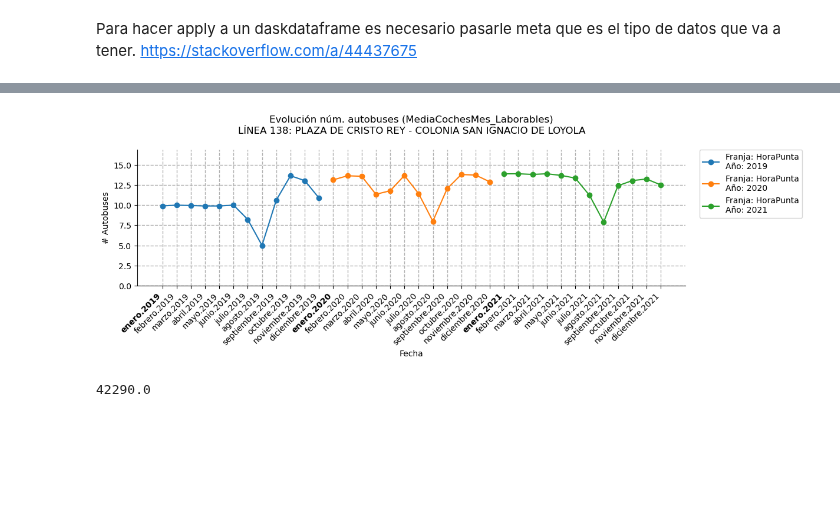
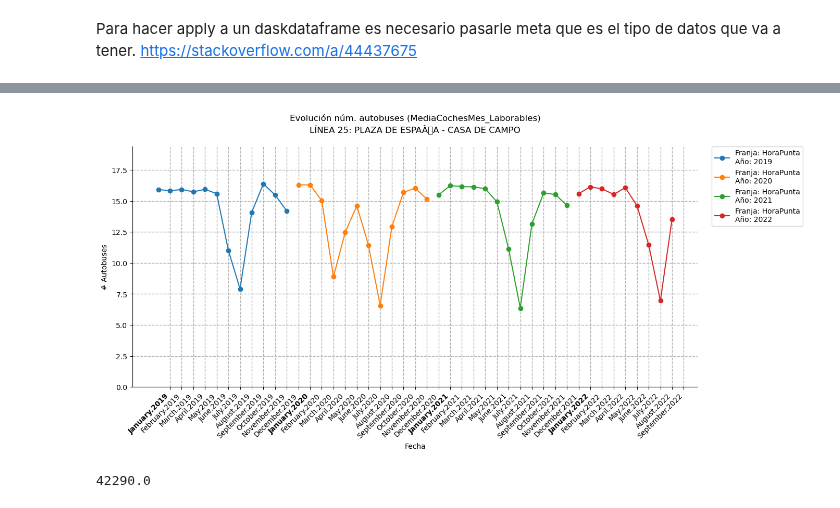
Before and after one commit to nacholopex/emt_madrid, a Jupyter notebook: 01.graficos.ipynb, the cells around one changed output, grey strips where cells are left out. Saved outputs shown, nothing was run; the diff lists cells and outputs as text; code cells hidden in the pictures; blank space fills up the shorter version.

```diff
--- a/2022_emt_evolucion.ipynb
+++ b/01.graficos.ipynb
@@ -14,2 +12,3 @@ import re
 # %%
-oferta = pd.read_pickle('./datos/output/pickles/oferta_diaria_media.pickle')
+oferta = pd.read_pickle('./datos/output/oferta.pkl')
+meses_oferta = pd.read_pickle('./datos/output/meses_oferta.pkl')
@@ -15,0 +17,3 @@ oferta = pd.read_pickle('./datos/output/pickles/oferta_diaria_media.pickle')
+# %%
+meses_oferta['fechaCorta'] = meses_oferta[['year','month']].apply(lambda x: pd.to_datetime(f"{x[0]}/{x[1]}/01",format='%Y/%m/%d').strftime('%B.%Y'),axis=1)
+meses_oferta
@@ -16,5 +34,5 @@ oferta = pd.read_pickle('./datos/output/pickles/oferta_diaria_media.pickle')
 # %%
-def graficar(dataset: pd.DataFrame,num_linea:int,franja:str,valores:str='MediaCochesMes',guardar:bool=False):
+def graficar(dataset:pd.DataFrame,size:(int,int),num_linea:int,franja:str,valores:str='MediaCochesMes',guardar:bool=False):
     '''
     Funcion que genera un gráfico de lineas para los meses de 2019, 2020 y 2021 en la franja hora que se espcifica.
     Parameters
@@ -25,7 +43,7 @@ def graficar(dataset: pd.DataFrame,num_linea:int,franja:str,valores:str='MediaCo
     valores   : str. Nombre de la medida que se quiere consultar.
     guardar   : bool. Opción para exportar y guardar la imagen. `False` por defecto
     '''
-    fig, axes = plt.subplots(figsize=(12, 3),dpi=100)
+    fig, axes = plt.subplots(figsize=size,dpi=100)
     axes.spines.right.set_visible(False)
     axes.spines.top.set_visible(False)
 
@@ -33,10 +51,10 @@ def graficar(dataset: pd.DataFrame,num_linea:int,franja:str,valores:str='MediaCo
     # franja = 'H10'
 
     # Filtro por linea y franja
-    listado_franjas = dataset.loc[dataset['CLinea']==num_linea,'IDFranja'].unique()
+    listado_franjas = dataset.loc[dataset['CLinea']==num_linea,'IdFranja'].unique()
 
-    dataset = dataset[(dataset['CLinea']==num_linea)&(dataset['IDFranja']==franja)]
-    dataset = dataset.dropna(subset=[valores]).drop_duplicates(subset=['fechaCorta']).reset_index(drop=True)
+    dataset = dataset[(dataset['CLinea']==num_linea)&(dataset['IdFranja']==franja)]
+    dataset = dataset.dropna(subset=[valores]).drop_duplicates(subset=['year','month']).reset_index(drop=True)
 
     if len(dataset)==0:
         raise Exception(f"Las franjas horarias de la linea {num_linea} son: {listado_franjas}")
@@ -45,19 +63,19 @@ def graficar(dataset: pd.DataFrame,num_linea:int,franja:str,valores:str='MediaCo
     cartel_linea = str(dataset.loc[0,"Denominacion"])
 
     # Visualizo los datos (media) y fechas
-    for fecha in dataset['FServicio'].dt.year.unique():
-        axes.plot(dataset.loc[dataset['FServicio'].dt.year == fecha,'fechaCorta'],dataset.loc[dataset['FServicio'].dt.year == fecha, valores],'-o',label='Franja: '+ franja +'\nAño: '+str(fecha))
+    for fecha in dataset['year'].unique():
+        axes.plot(dataset.loc[dataset['year'] == fecha,'fechaCorta'],dataset.loc[dataset['year'] == fecha, valores],'-o',label='Franja: '+ franja +'\nAño: '+str(fecha))
 
 
     # Configuraciones visuales
-    axes.set_xticks(dataset['fechaCorta'])
+    axes.set_xticks(range(1,len(dataset['fechaCorta'])+1))
     axes.set_xticklabels(dataset['fechaCorta'], rotation = 45, ha="right")
 
     # axes.set_yticks(range(0,int(dataset[valores].max()+3)))
     axes.set_ylim([0,dataset[valores].max()+3])
 
     xTicks = axes.get_xticklabels()
-    indices_enero = [i for i, fecha in enumerate(dataset['FServicio']) if fecha.month==1]
+    indices_enero = [i for i, fecha in enumerate(dataset['month']) if fecha==1]
 
 
     for indiceEnero in indices_enero:
@@ -90,9 +108,9 @@ def graficar(dataset: pd.DataFrame,num_linea:int,franja:str,valores:str='MediaCo
 # %%
 # [MediaCochesMes, MediaCochesLaborables]
 
-graficar(dataset=oferta,num_linea=138,franja='HoraPunta',valores='MediaCochesMes_Laborables')
+graficar(size=(14,6),dataset=meses_oferta,num_linea=25,franja='HoraPunta',valores='MediaCochesMes_Laborables')
 # %% [output]
-[figure, old version]
+[figure, new version]
 # %%
 oferta[(oferta['IDFranja']=='H08') & (oferta['fechaCorta']==pd.to_datetime('24/05/2021',dayfirst=True))]['Coches'].sum()
 # %% [output]
```
Also changed, not shown: parts of 6 cells of this notebook, 4 other files.
